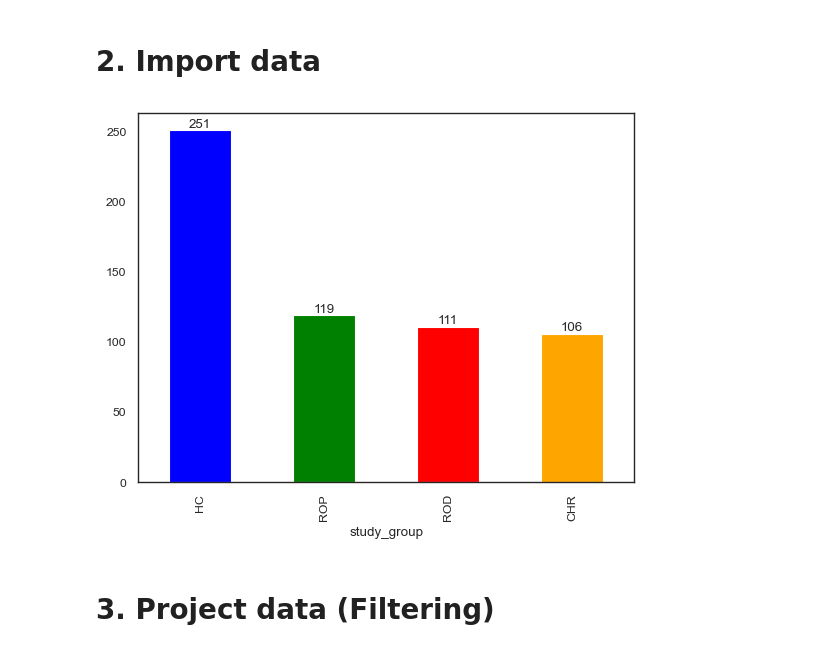
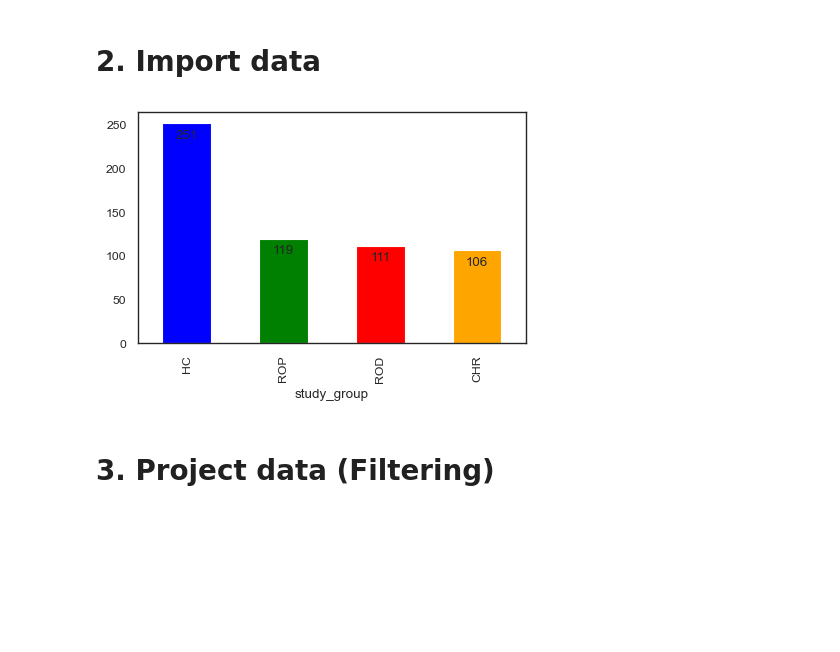
Before and after one commit to brainpolislab/TDA-Graph-Mapping-Framework, a Jupyter notebook: Framework Validation/mapping_framework_validation.ipynb, the cells around one changed output. Saved outputs shown, nothing was run; the diff lists cells and outputs as text; code cells hidden in the pictures; blank space fills up the shorter version.

```diff
--- a/Framework Validation/mapping_framework_validation.ipynb
+++ b/Framework Validation/mapping_framework_validation.ipynb
@@ -24,7 +24,7 @@ random.seed(seed_value)
 # %% [markdown]
 # **2. Import data**
 # %%
-data_path = '/Users/stefanovannoni/Library/CloudStorage/OneDrive-PolitecnicodiMilano/Dottorato/Tesi Magistrale/sMRI_data.csv'
+data_path = '/Users/stefanovannoni/Library/CloudStorage/OneDrive-PolitecnicodiMilano/Dottorato/Tesi Magistrale/Data/sMRI_data.csv'
 
 # Load data
 data = pd.read_csv(data_path)
@@ -39,15 +39,17 @@ y_dummy = y_dummy.astype(int)
 # %%
 # Class labels histogram
 labels_freq = data['study_group'].value_counts()
 colors = ['blue', 'green', 'red', 'orange']
+
+plt.figure(figsize=(5, 3))
 labels_freq.plot(kind='bar', color=colors)
 
 for i, valore in enumerate(labels_freq):
-    plt.text(i, valore, str(valore), ha='center', va='bottom')
+    plt.text(i, valore - 20, str(valore), ha='center', va='bottom')
 
 plt.show()
 # %% [output]
-[figure, old version]
+[figure, new version]
 # %%
 # Only HC samples
 x_hc = data[data['study_group'] == 'HC']
```
Also changed, not shown: parts of 4 cells of this notebook, 1 other file.
